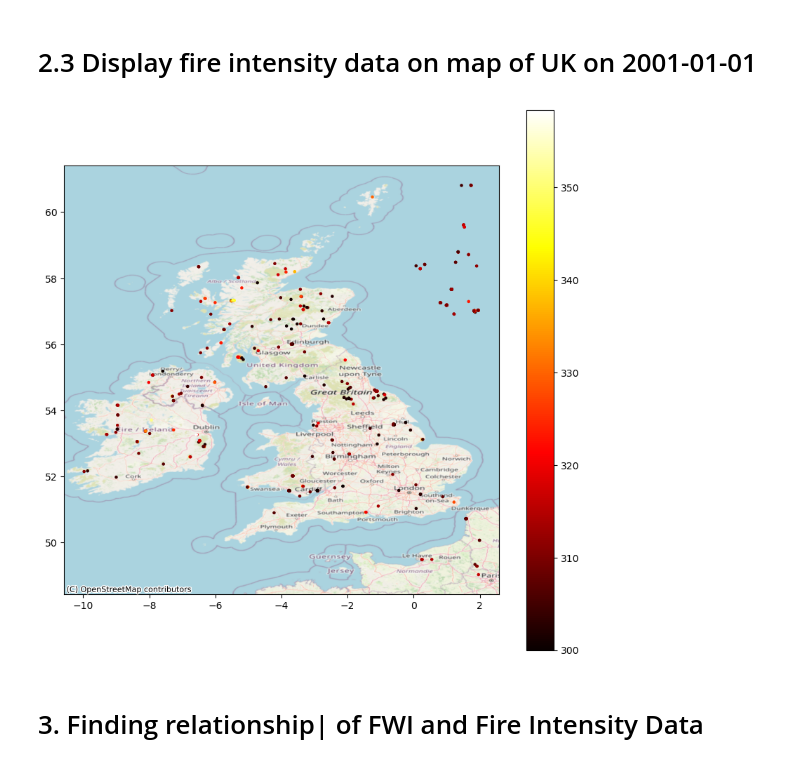
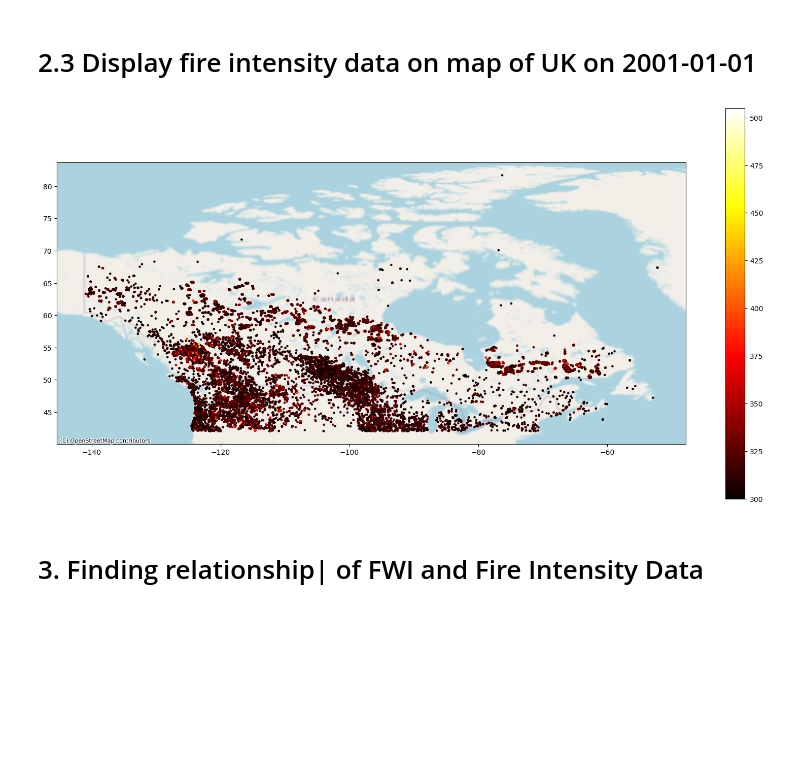
Before and after one commit to zhongyunshun/climada_petals, a Jupyter notebook: doc/my_scripts/step1_fwi_intensity.ipynb, the cells around one changed output. Saved outputs shown, nothing was run; the diff lists cells and outputs as text; code cells hidden in the pictures; blank space fills up the shorter version.

```diff
--- a/doc/my_scripts/step1_fwi_intensity.ipynb
+++ b/doc/my_scripts/step1_fwi_intensity.ipynb
@@ -12,6 +12,11 @@ import rasterio
 # The mainland areas lie between latitudes 49 N and 59 N (the Shetland Islands reach to nearly 61 N), and longitudes 8 W to 2 E.
 min_lon, min_lat, max_lon, max_lat = -9, 34, 32, 72
 GEO_BOUND_UK = (min_lon, min_lat, max_lon, max_lat)
+
+min_lon, min_lat, max_lon, max_lat = -31, 34, 40, 72
+GEO_BOUND_EU = (min_lon, min_lat, max_lon, max_lat)
+
+min_lon, min_lat, max_lon, max_lat = -141, 42, -52, 83
 # %% [markdown]
 # 1. Copernicus Daily FWI in UK
 # %% [markdown]
@@ -177,7 +199,7 @@ fwi_uk_2001_01_gdf = gpd.GeoDataFrame(
     crs='EPSG:4326')
 # %%
 
-fig, ax = plt.subplots(figsize=(10, 10))
+fig, ax = plt.subplots(figsize=(20, 8))
 fwi_uk_gdf.plot(ax=ax, column='fwinx', legend=True, cmap='hot', markersize=1)
 
 # Set the extent of the axes to match the spatial extent of your data
@@ -207,8 +230,9 @@ os.path.exists('../../climada_petals/data/wildfire/2001_fwi_fire_intensity_expri
 # %% [output]
 True
 # %%
-folder = '../../climada_petals/data/wildfire/2001_fwi_fire_intensity_expriment/fire_intensity_csv/'
-fire_intensity_filepath = 'fire_intensity_2001.csv'
+# folder = '../../climada_petals/data/wildfire/2001_fwi_fire_intensity_expriment/fire_intensity_csv/'
+folder = '../../climada_petals/data/wildfire/nasa_fire_intensity/2013/'
+fire_intensity_filepath = '2013.csv'
 fire_intensity_df = pd.read_csv(os.path.join(folder, fire_intensity_filepath))
 
 # fire_intensity_df = pd.read_csv('C:/Users\zhong\Documents\Python Projects\climada_petals\doc\my_scripts\Wildfire_US2018.csv')
@@ -348,11 +372,11 @@ array(['2001-01-13', '2001-01-20', '2001-01-24', '2001-01-25',
 # %%
 
 # Plot the fire intensity data on a map of the UK
-fig, ax = plt.subplots(figsize=(10, 10))
+fig, ax = plt.subplots(figsize=(20, 10))
 fire_intensity_uk_gdf.plot(ax=ax, column='brightness', legend=True, cmap='hot', markersize=5)
 ctx.add_basemap(ax, crs="EPSG:4326", source=ctx.providers.OpenStreetMap.Mapnik)
 # %% [output]
-[figure, old version]
+[figure, new version]
 # %% [markdown]
 # 3. Finding relationship| of FWI and Fire Intensity Data
 # %% [markdown]
```
Also changed, not shown: parts of 17 cells of this notebook, 5 other files.
